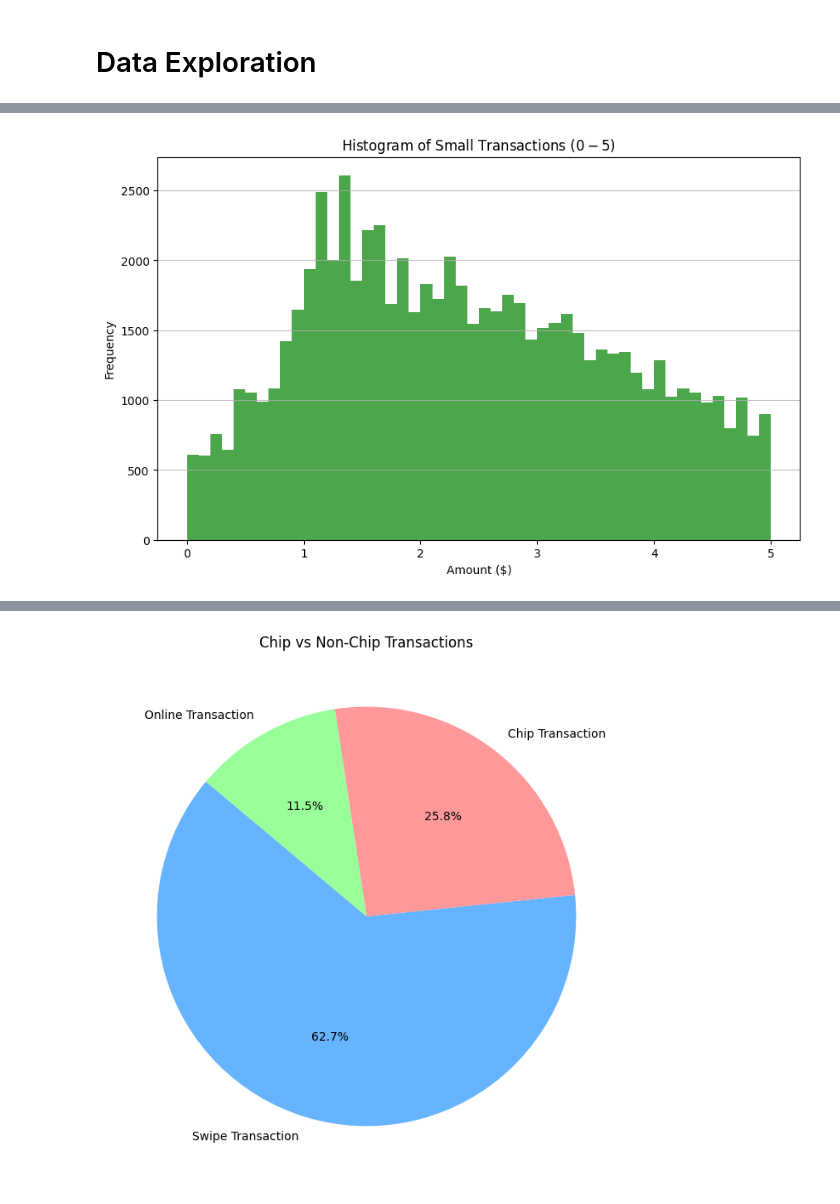
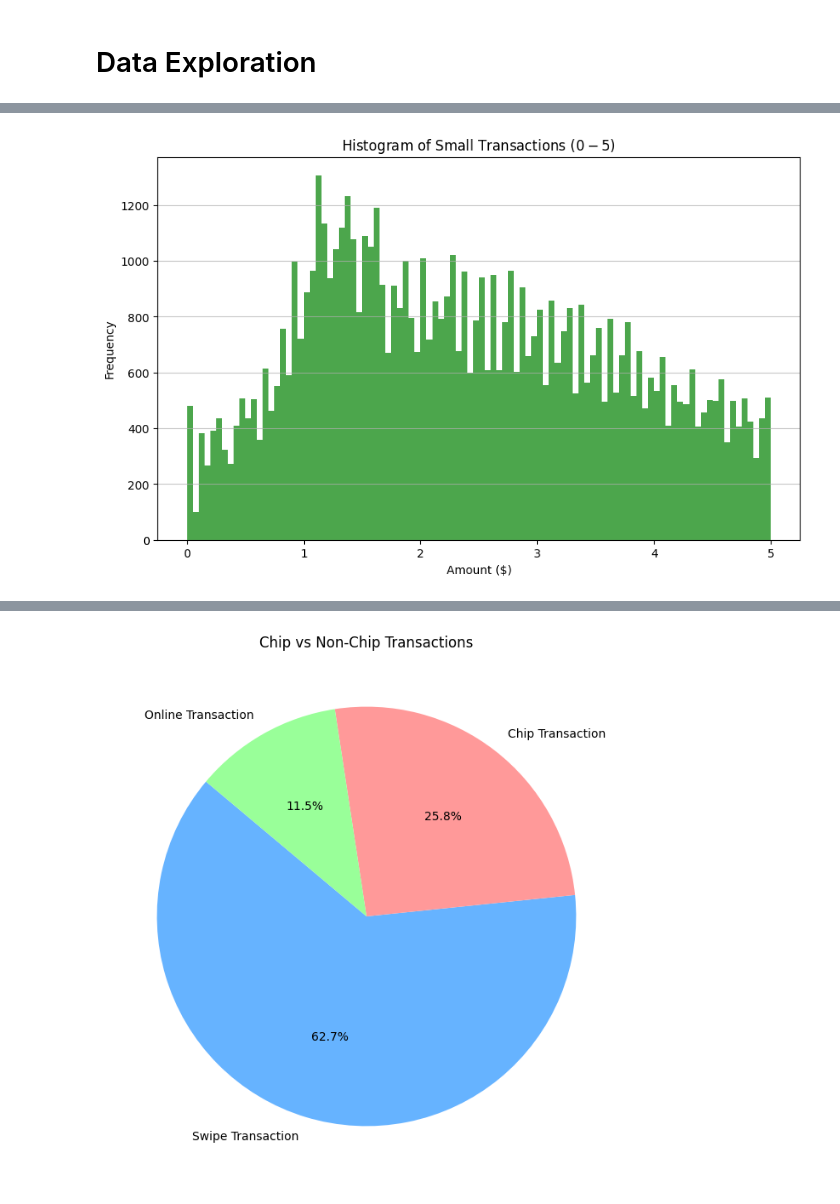
Before and after one commit to Rodney864/Datamining, a Jupyter notebook: FinancialData.ipynb/FinancialData.ipynb, the cells around one changed output, grey strips where cells are left out. Drawn from its saved outputs; the diff is of its cells as text; code cells hidden in the pictures.

```diff
--- a/FinancialData.ipynb/FinancialData.ipynb
+++ b/FinancialData.ipynb/FinancialData.ipynb
@@ -238,15 +238,17 @@ max      2.000000e+02
 Name: Amount, dtype: float64
 # %%
+import matplotlib.pyplot as plt
+
 # Create a histogram of transaction amounts between 0 and 5
 plt.figure(figsize=(10,6))
-plt.hist(sample_df['Amount'], bins=50, range=(0,5), color='green', alpha=0.7)
+plt.hist(sample_df['Amount'], bins=100, range=(0,5), color='green', alpha=0.7)
 plt.title('Histogram of Small Transactions ($0-$5)')
 plt.xlabel('Amount ($)')
 plt.ylabel('Frequency')
 plt.grid(axis='y', alpha=0.75)
 plt.show()
 # %% [output]
-[figure, old version]
+[figure, new version]
 # %%
 # Boxplot to visualize outliers in transaction amounts
 plt.figure(figsize=(10,6))
```
Also changed, not shown: parts of 6 cells of this notebook.
